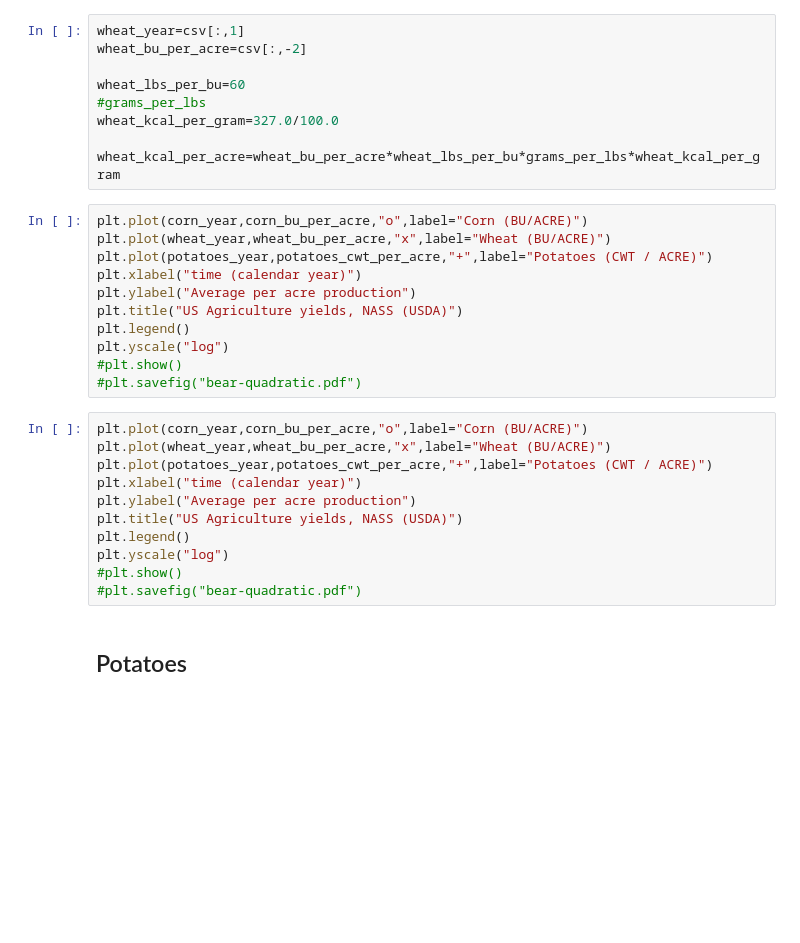
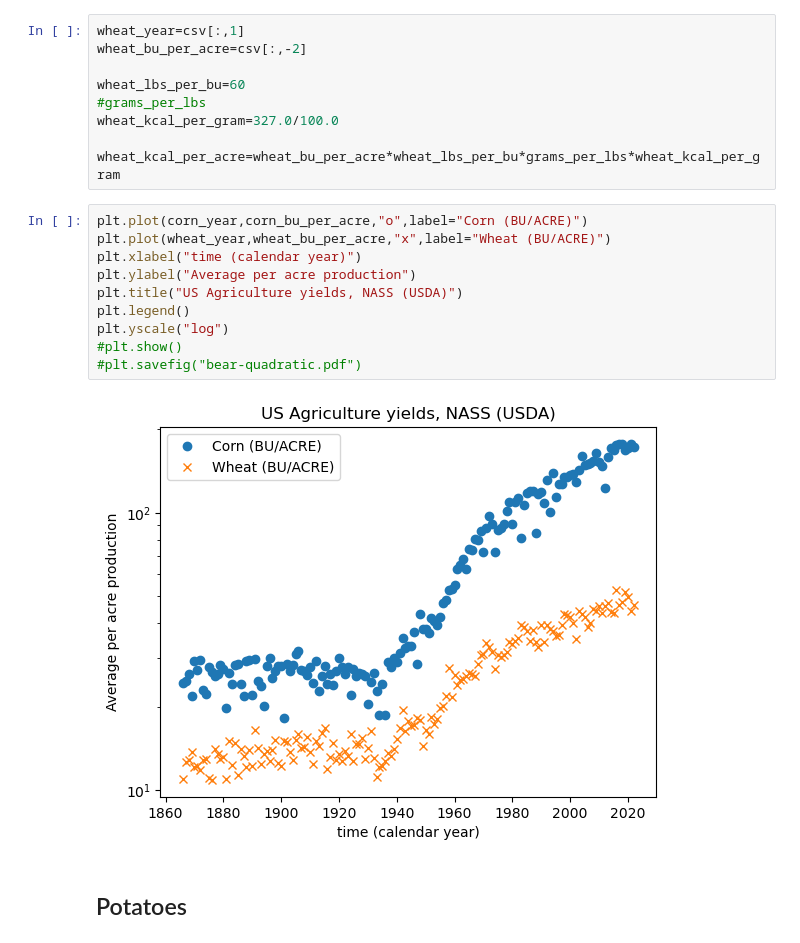
Before and after one commit to ntmoore/food_energy_paper, a Jupyter notebook: ag_yields_graph/make_figure.ipynb, the cells around one changed output. Saved outputs shown, nothing was run; the diff lists cells and outputs as text; blank space fills up the shorter version.

Commit message:
figures

```diff
--- a/ag_yields_graph/make_figure.ipynb
+++ b/ag_yields_graph/make_figure.ipynb
@@ -93,25 +119,15 @@ wheat_kcal_per_acre=wheat_bu_per_acre*wheat_lbs_per_bu*grams_per_lbs*wheat_kcal_
 # %%
 plt.plot(corn_year,corn_bu_per_acre,"o",label="Corn (BU/ACRE)")
 plt.plot(wheat_year,wheat_bu_per_acre,"x",label="Wheat (BU/ACRE)")
-plt.plot(potatoes_year,potatoes_cwt_per_acre,"+",label="Potatoes (CWT / ACRE)")
 plt.xlabel("time (calendar year)")
 plt.ylabel("Average per acre production")
 plt.title("US Agriculture yields, NASS (USDA)")
 plt.legend()
 plt.yscale("log")
 #plt.show()
 #plt.savefig("bear-quadratic.pdf")
+# %% [output]
+[figure, added]
-# %%
-plt.plot(corn_year,corn_bu_per_acre,"o",label="Corn (BU/ACRE)")
-plt.plot(wheat_year,wheat_bu_per_acre,"x",label="Wheat (BU/ACRE)")
-plt.plot(potatoes_year,potatoes_cwt_per_acre,"+",label="Potatoes (CWT / ACRE)")
-plt.xlabel("time (calendar year)")
-plt.ylabel("Average per acre production")
-plt.title("US Agriculture yields, NASS (USDA)")
-plt.legend()
-plt.yscale("log")
-#plt.show()
-#plt.savefig("bear-quadratic.pdf")
 # %% [markdown]
 ## Potatoes
 # %%
```
Also changed, not shown: parts of 18 cells of this notebook.
